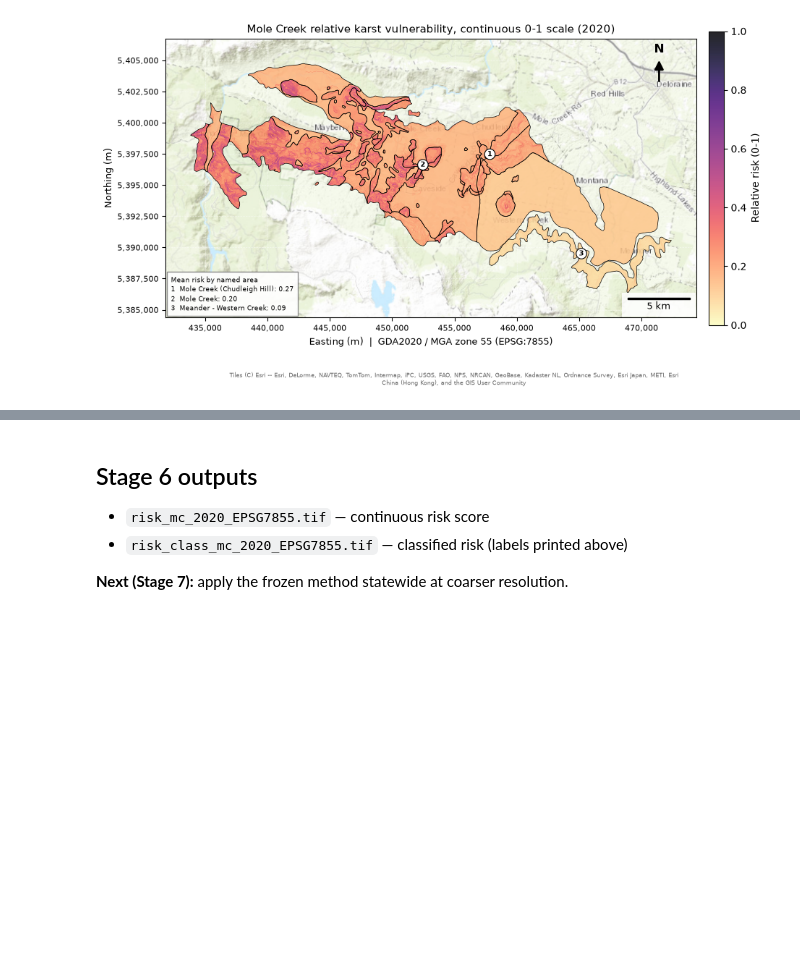
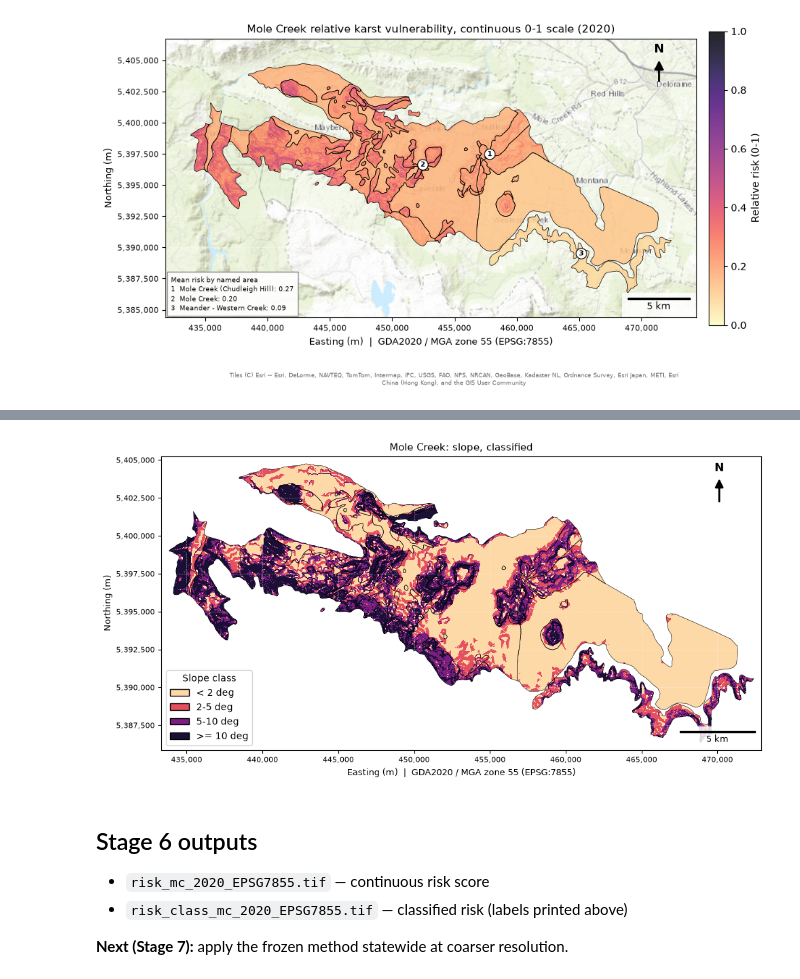
Before and after one commit to University-of-Tasmania-GPSS/AT3_Group3_2026, a Jupyter notebook: notebooks/06_relative_risk.ipynb, the cells around one changed output, grey strips where cells are left out. Saved outputs shown, nothing was run; the diff lists cells and outputs as text; code cells hidden in the pictures; blank space fills up the shorter version.

```diff
--- a/notebooks/06_relative_risk.ipynb
+++ b/notebooks/06_relative_risk.ipynb
@@ -195,3 +217,30 @@ plt.show()
+# %%
+from matplotlib.colors import ListedColormap
+from matplotlib.patches import Patch
+
+SLOPE_CLASS_COLOURS = ["#fdd9a8", "#e4505f", "#7b1f82", "#1a0f35"]
+SLOPE_CLASS_LABELS = ["< 2 deg", "2-5 deg", "5-10 deg", ">= 10 deg"]
+slope_deg = slope_degrees(dem, dem_nodata, dem_cell)
+slope_class = np.where(np.isnan(slope_deg), np.nan, np.digitize(np.nan_to_num(slope_deg), [2, 5, 10]))
+
+fig, ax = plt.subplots(figsize=(10, 5.6))
+ax.imshow(np.ma.masked_where(~valid | np.isnan(slope_class), slope_class), cmap=ListedColormap(SLOPE_CLASS_COLOURS),
+          vmin=0, vmax=3, interpolation="nearest", extent=raster_extent(transform, slope_class.shape))
+karst_only.boundary.plot(ax=ax, color="black", lw=0.4)
+minx, miny, maxx, maxy = karst_only.total_bounds
+ax.set_xlim(minx - 500, maxx + 500)
+ax.set_ylim(miny - 500, maxy + 500)
+ax.legend(handles=[Patch(facecolor=c, edgecolor="black", label=l) for c, l in zip(SLOPE_CLASS_COLOURS, SLOPE_CLASS_LABELS)],
+          title="Slope class", loc="lower left")
+ax.set_title("Mole Creek: slope, classified", fontsize=11)
+style_map_axes(ax)
+add_scalebar(ax, 5000)
+add_north_arrow(ax)
+plt.tight_layout()
+fig.savefig(Path("..") / "figures" / "slope_classified_mole_creek.png", dpi=200, bbox_inches="tight")
+plt.show()
+# %% [output]
+[figure, added]
 # %% [markdown]
 ## Stage 6 outputs
 
```
Also changed, not shown: parts of 4 cells of this notebook, 15 other files.
